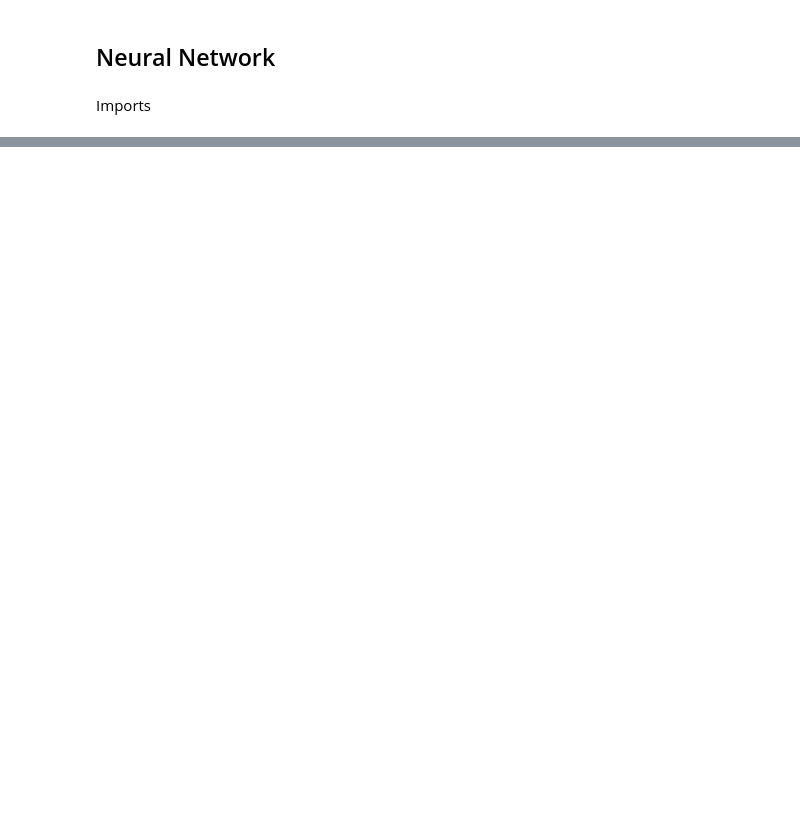
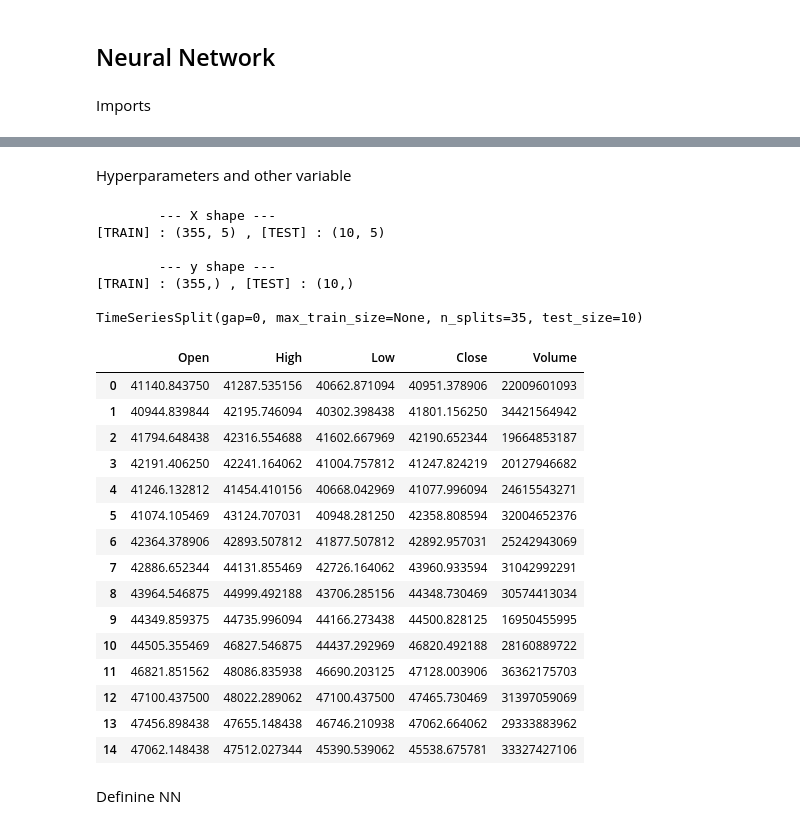
Before and after one commit to QuentinPerret/IAStockForeCaster, a Jupyter notebook: ForecastApp.ipynb, the cells around one changed output, grey strips where cells are left out. Drawn from its saved outputs; the diff is of its cells as text; code cells hidden in the pictures; blank space fills up the shorter version.

Commit message:
préparation set de cross validation

```diff
--- a/ForecastApp.ipynb
+++ b/ForecastApp.ipynb
@@ -318,7 +318,7 @@ def getCurrencyMarketElementById(currency : str , elementId : int ) -> dict :
     c.execute(request)
     return c.fetchone()[0]
 
-def getAllCurrencyMarketElement(currency : str  ) -> list :
+def getAllCurrencyMarketElement(currency : str  ) -> pd.DataFrame :
     """Get all elements from a currency market table by its id
 
     Args:
@@ -328,14 +328,14 @@ def getAllCurrencyMarketElement(currency : str  ) -> list :
         list: list of all elements of the table
     """
     tableName = cleanNameForSQL(currency)
-    request = f'''SELECT * FROM {tableName}_MARKET'''
+    request = f'''SELECT Date,Open,High,Low,Close,Volume FROM {tableName}_MARKET'''
 
     db = sql.connect("mydatabase.db")
     c = db.cursor()
     c.execute(request)
-    res =  c.fetchall()
-    for i in range(len(res)):
-        res[i] = list(res[i])[0]
+    res =  pd.DataFrame(c.fetchall(),columns=['Date','Open','High','Low','Close','Volume'])
+    # for i in range(len(res)):
+    #     res[i] = list(res[i])
     return res
 
 def getCloseCurrencyMarketElement(currency : str  ) -> list :
@@ -713,0 +694,2 @@ NeuralNetwork()
+# %% [markdown]
+Hyperparameters and other variable
@@ -713,0 +720,60 @@ NeuralNetwork()
+# %%
+#In entry we want a matrix with Open , High , Low , Close and Volume
+#In exit we want a array with Close
+t = getAllCurrencyMarketElement("BTC-USD")
+
+
+date = t['Date']
+
+index = []
+
+for d in date:
+        index.append(datetime.datetime.strptime(d[2:10],"%y-%m-%d").date())
+
+
+X = t.drop(columns='Date') #Entry in nn
+y = t['Close'] #Output of nn
+# %%
+from sklearn.model_selection import TimeSeriesSplit , train_test_split
+
+X_train , X_test , y_train , y_test = train_test_split(X,y,test_size=10,shuffle=False)
+
+print(f"\t--- X shape ---\n[TRAIN] : {X_train.shape} , [TEST] : {X_test.shape}")
+print(f"\n\t--- y shape ---\n[TRAIN] : {y_train.shape} , [TEST] : {y_test.shape}\n")
+
+taille_pred = 10
+nspl = X_train.shape[0]//taille_pred
+tscv = TimeSeriesSplit(n_splits=nspl, test_size=10)
+print(tscv)
+
+all_splits = list(tscv.split(X_train,y_train))
+train_1 , valid_1 = all_splits[1]
+
+X_train.iloc[train_1]
+# X_train.iloc[valid_1]
+# %% [output]
+        --- X shape ---
+[TRAIN] : (355, 5) , [TEST] : (10, 5)
+
+        --- y shape ---
+[TRAIN] : (355,) , [TEST] : (10,)
+
+TimeSeriesSplit(gap=0, max_train_size=None, n_splits=35, test_size=10)
+|  | Open | High | Low | Close | Volume |
+| 0 | 41140.843750 | 41287.535156 | 40662.871094 | 40951.378906 | 22009601093 |
+| 1 | 40944.839844 | 42195.746094 | 40302.398438 | 41801.156250 | 34421564942 |
+| 2 | 41794.648438 | 42316.554688 | 41602.667969 | 42190.652344 | 19664853187 |
+| 3 | 42191.406250 | 42241.164062 | 41004.757812 | 41247.824219 | 20127946682 |
+| 4 | 41246.132812 | 41454.410156 | 40668.042969 | 41077.996094 | 24615543271 |
+| 5 | 41074.105469 | 43124.707031 | 40948.281250 | 42358.808594 | 32004652376 |
+| 6 | 42364.378906 | 42893.507812 | 41877.507812 | 42892.957031 | 25242943069 |
+| 7 | 42886.652344 | 44131.855469 | 42726.164062 | 43960.933594 | 31042992291 |
+| 8 | 43964.546875 | 44999.492188 | 43706.285156 | 44348.730469 | 30574413034 |
+| 9 | 44349.859375 | 44735.996094 | 44166.273438 | 44500.828125 | 16950455995 |
+| 10 | 44505.355469 | 46827.546875 | 44437.292969 | 46820.492188 | 28160889722 |
+| 11 | 46821.851562 | 48086.835938 | 46690.203125 | 47128.003906 | 36362175703 |
+| 12 | 47100.437500 | 48022.289062 | 47100.437500 | 47465.730469 | 31397059069 |
+| 13 | 47456.898438 | 47655.148438 | 46746.210938 | 47062.664062 | 29333883962 |
+| 14 | 47062.148438 | 47512.027344 | 45390.539062 | 45538.675781 | 33327427106 |
+# %% [markdown]
+Definine NN
```
Also changed, not shown: parts of 12 cells of this notebook, 1 other file.
